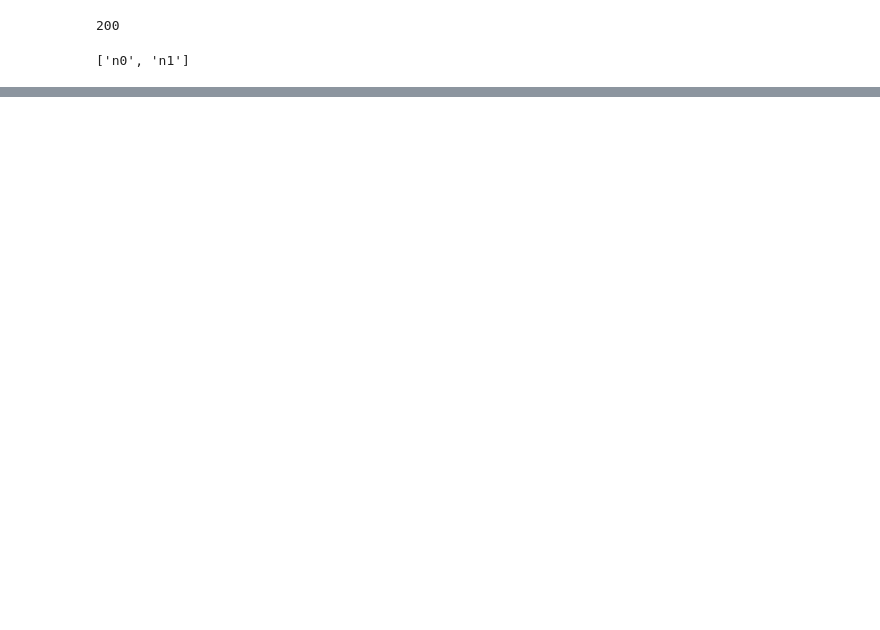
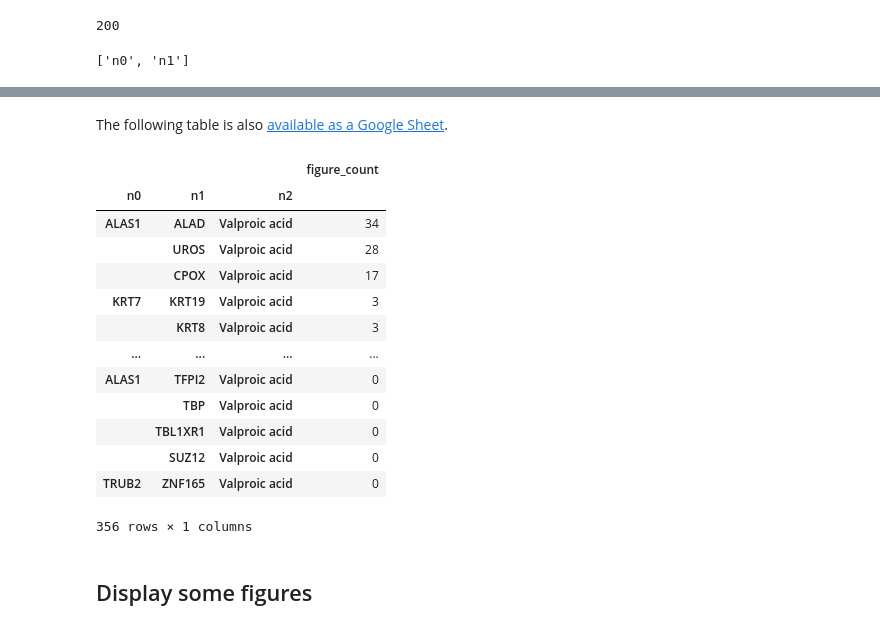
Before and after one commit to wikipathways/pathway-figure-ocr, a Jupyter notebook: notebooks/bte_with_pfocr_cooccurrence.ipynb, the cells around one changed output, grey strips where cells are left out. Saved outputs shown, nothing was run; the diff lists cells and outputs as text; code cells hidden in the pictures; blank space fills up the shorter version.

```diff
--- a/notebooks/bte_with_pfocr_cooccurrence.ipynb
+++ b/notebooks/bte_with_pfocr_cooccurrence.ipynb
@@ -151,5 +111,0 @@ status_code: 200
-# %%
-hits = []
-for pfocr_result in pfocr_results:
-    hits += pfocr_result["hits"]
-print(len(hits))
@@ -219,0 +305,21 @@ print(f"{len(cooccurring_bte_results)} BTE results (out of {len(bte_results)} to
+# %% [markdown]
+The following table is also [available as a Google Sheet](https://docs.google.com/spreadsheets/d/1yHBTxs6SghJGk-wQP7JbmpZ5Wbq6OY6Yz7PEtwd4j_w/edit?usp=sharing).
+# %%
+bte_df.rename(columns={"figure_url": "figure_count"}).groupby(["n0", "n1", "n2"])[["figure_count"]].count().sort_values("figure_count", ascending=False)
+# %% [output]
+|  |  |  | figure_count |
+| n0 | n1 | n2 |  |
+| ALAS1 | ALAD | Valproic acid | 34 |
+|  | UROS | Valproic acid | 28 |
+|  | CPOX | Valproic acid | 17 |
+| KRT7 | KRT19 | Valproic acid | 3 |
+|  | KRT8 | Valproic acid | 3 |
+| ... | ... | ... | ... |
+| ALAS1 | TFPI2 | Valproic acid | 0 |
+|  | TBP | Valproic acid | 0 |
+|  | TBL1XR1 | Valproic acid | 0 |
+|  | SUZ12 | Valproic acid | 0 |
+| TRUB2 | ZNF165 | Valproic acid | 0 |
+356 rows × 1 columns
+# %% [markdown]
+## Display some figures
```
Also changed, not shown: parts of 27 cells of this notebook.
